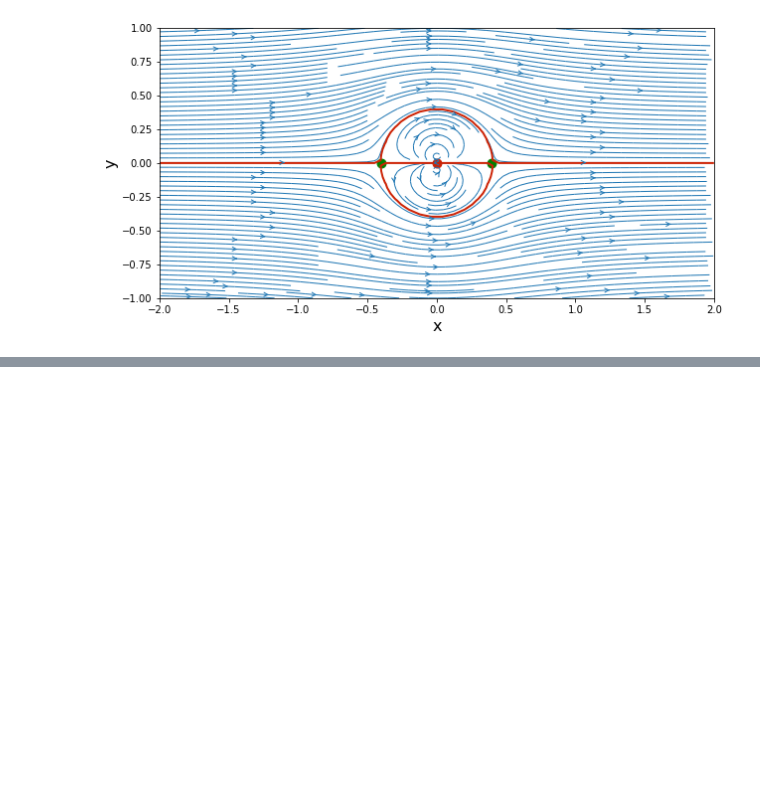
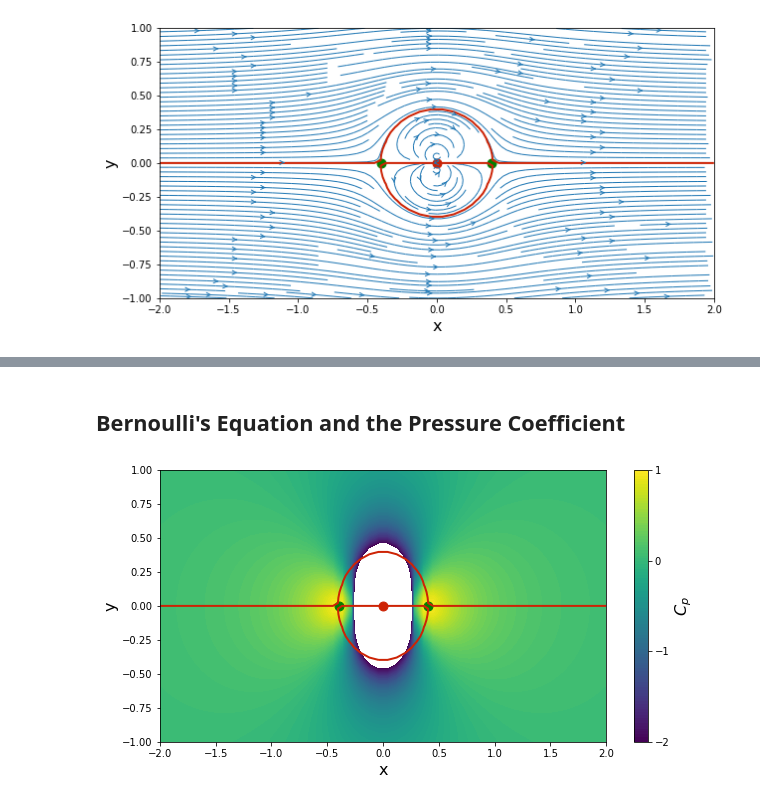
Before and after one commit to smmagic/MAE6226, a Jupyter notebook: Lesson 3 - Doublet Singularity.ipynb, the cells around one changed output, grey strips where cells are left out. Saved outputs shown, nothing was run; the diff lists cells and outputs as text; code cells hidden in the pictures; blank space fills up the shorter version.

```diff
--- a/Lesson 3 - Doublet Singularity.ipynb
+++ b/Lesson 3 - Doublet Singularity.ipynb
@@ -147,0 +173,17 @@ ezStreamline(X, Y, u, v, x_start, y_start, x_end, y_end)
+# %% [markdown]
+## Bernoulli's Equation and the Pressure Coefficient
+# %%
+cp = 1.0 - (u**2 + +v**2) / u_inf**2
+
+contf = ezContourf(X, Y, cp, numpy.linspace(-2.0, 1.0, 100), x_start, y_start, x_end, y_end)
+cbar = pyplot.colorbar(contf)
+cbar.set_label('$C_p$', fontsize=16)
+cbar.set_ticks([-2.0, -1.0, 0.0, 1.0])
+pyplot.scatter(x_doublet, y_doublet,
+               color='#CD2305', s=80, marker='o')
+pyplot.contour(X,Y,psi,
+               levels=[0.], colors='#CD2305', linewidths=2, linestyles='solid')
+pyplot.scatter([x_stagn1, x_stagn2], [y_stagn1, y_stagn2],
+               color='g', s=80, marker='o');
+# %% [output]
+[figure, added]
```
Also changed, not shown: parts of 3 cells of this notebook.
